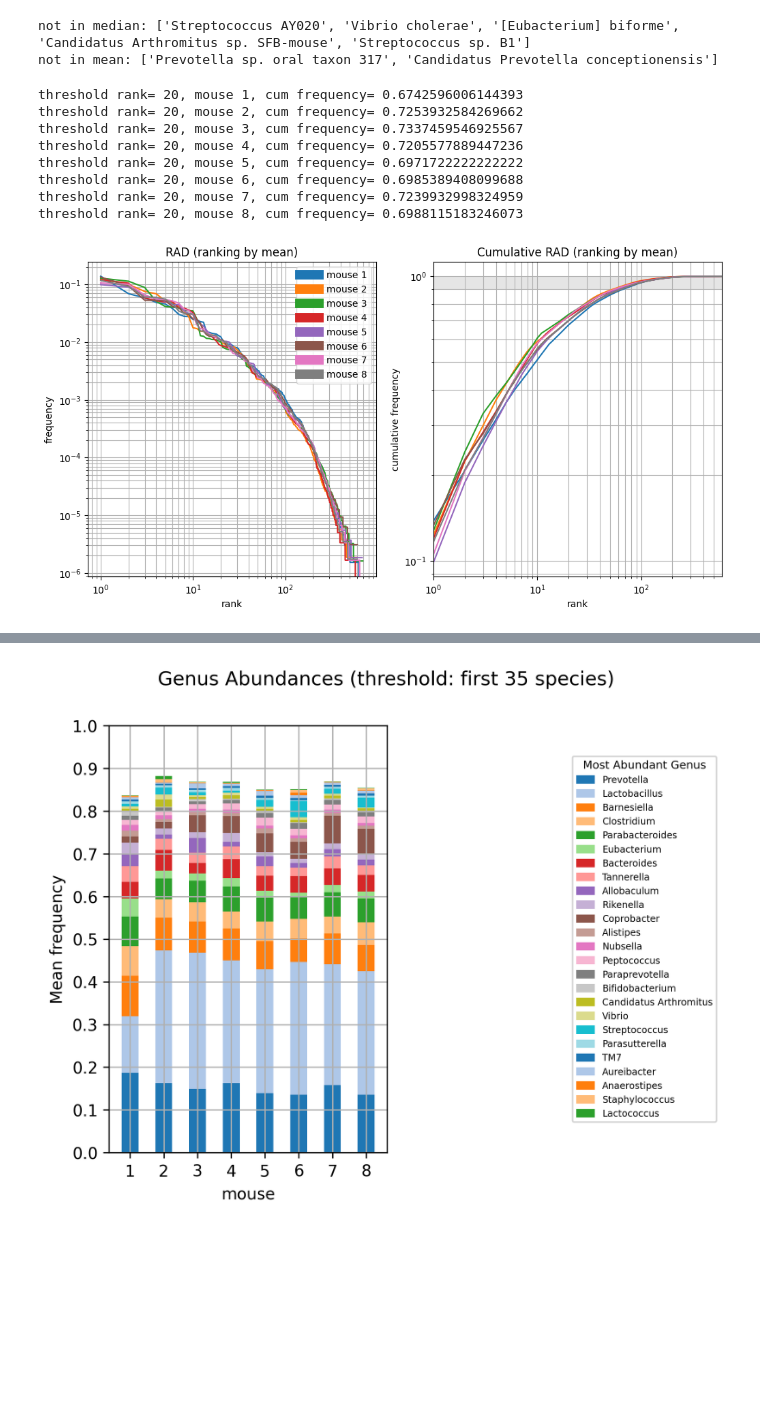
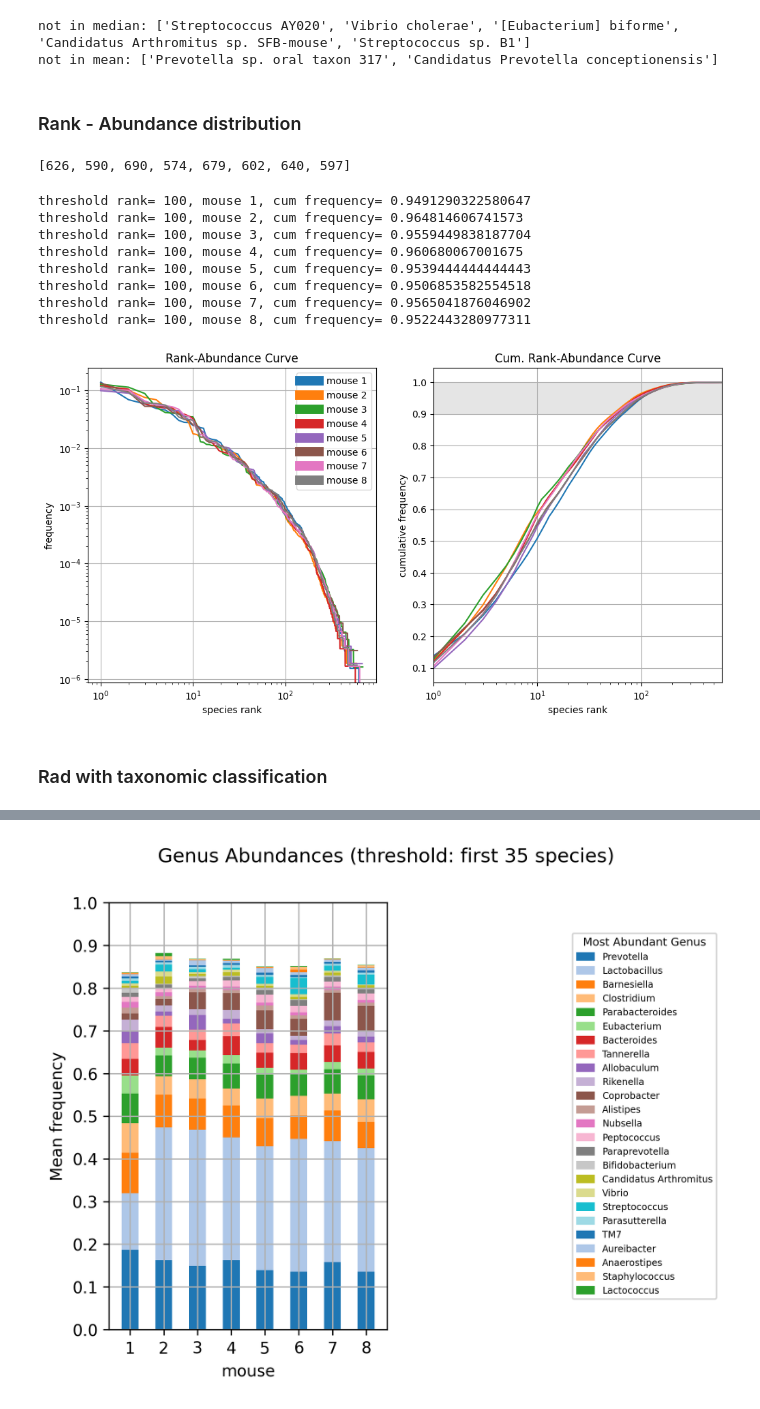
Before and after one commit to miriamzara/LCPA_project, a Jupyter notebook: data_inspection.ipynb, the cells around one changed output, grey strips where cells are left out. Drawn from its saved outputs; the diff is of its cells as text; code cells hidden in the pictures; blank space fills up the shorter version.

Commit message:
modifications to data_inspection.ipynb

```diff
--- a/data_inspection.ipynb
+++ b/data_inspection.ipynb
@@ -220,49 +130,66 @@ print(f"not in mean: {sel_species_difference}")
 # %% [output]
 not in median: ['Streptococcus AY020', 'Vibrio cholerae', '[Eubacterium] biforme', 'Candidatus Arthromitus sp. SFB-mouse', 'Streptococcus sp. B1']
 not in mean: ['Prevotella sp. oral taxon 317', 'Candidatus Prevotella conceptionensis']
+# %% [markdown]
+### Rank - Abundance distribution
+# %%
+n = 1
+df = mi.mice_df[n]
+sampled_species = [len(mi.mice_df[n]) for n in range(8)]
+sampled_species
+# %% [output]
+[626, 590, 690, 574, 679, 602, 640, 597]
 # %%
-max_rank = 20
-out_path = os.path.join("Outputs","Inspection", "RAD.pdf")
+max_rank = 100
+out_path = os.path.join("Inspection_Outputs", "RAD.png")
 mi.mice_df = mi.get_mice_df(sort_by= 'mean')
 
 
 fig, ax = plt.subplots( nrows=1, ncols= 2,  figsize = (12, 6))
 
 for n in range(mi.subjects):
     df = mi.mice_df[n]
-    x = np.arange(1, len(df)+1)
-    y = df['mean_counts'] / mi.sample_size
-    y_cum = [np.sum(y[0:(rank)]) for rank in x]
+    x = np.arange(1, len(df)+1) # ranks
+    y = df['mean_counts'] / mi.sample_size # frequencies
+    y_cum = [np.sum(y[0:(rank)]) for rank in x] # cum frequencies
+    # -----------------------------------------------------#
     threshold_cum = np.sum(y[0:(max_rank)])
     print(f"threshold rank= {max_rank}, mouse {n+1}, cum frequency= {threshold_cum}")
+    # -----------------------------------------------------#
     ax[0].plot(x, y, label = f'mouse {n+1}')
     ax[1].plot(x, y_cum, label = f'mouse {n+1}')
     ax[1].set_xlim(1, len(df))
-ax[0].set_title("RAD (ranking by mean)", fontsize = 'large')
-ax[0].set_xlabel("rank")
+
+ax[0].set_title("Rank-Abundance Curve", fontsize = 'large')
+ax[0].set_xlabel("species rank")
 ax[0].set_ylabel("frequency")
-ax[0].grid(which= "both")
+ax[0].grid(which= "major", axis = "x")
+ax[0].grid(which= "major", axis = "y")
 legend = ax[0].legend()
 for line in legend.get_lines():
     line.set_linewidth(10)
 ax[0].set_xscale("log")
 ax[0].set_yscale("log")
 
-ax[1].set_title("Cumulative RAD (ranking by mean)", fontsize = 'large')
-ax[1].set_xlabel("rank")
+ax[1].set_title("Cum. Rank-Abundance Curve", fontsize = 'large')
+ax[1].set_xlabel("species rank")
 ax[1].set_ylabel("cumulative frequency")
-ax[1].grid(which= "both")
+ax[1].set_yticks(np.arange(0, 1.1, 0.1))
+ax[1].grid(which= "major", axis = "x")
+ax[1].grid(which= "both", axis = "y")
 ax[1].set_xscale("log")
-ax[1].set_yscale("log")
+#ax[1].set_yscale("log")
 ax[1].axhspan(0.9, 1, facecolor='gray', alpha=0.2)
 plt.savefig(out_path)
 # %% [output]
-threshold rank= 20, mouse 1, cum frequency= 0.6742596006144393
-threshold rank= 20, mouse 2, cum frequency= 0.7253932584269662
-threshold rank= 20, mouse 3, cum frequency= 0.7337459546925567
-threshold rank= 20, mouse 4, cum frequency= 0.7205577889447236
-threshold rank= 20, mouse 5, cum frequency= 0.6971722222222222
-threshold rank= 20, mouse 6, cum frequency= 0.6985389408099688
-threshold rank= 20, mouse 7, cum frequency= 0.7239932998324959
-threshold rank= 20, mouse 8, cum frequency= 0.6988115183246073
+threshold rank= 100, mouse 1, cum frequency= 0.9491290322580647
+threshold rank= 100, mouse 2, cum frequency= 0.964814606741573
+threshold rank= 100, mouse 3, cum frequency= 0.9559449838187704
+threshold rank= 100, mouse 4, cum frequency= 0.960680067001675
+threshold rank= 100, mouse 5, cum frequency= 0.9539444444444443
+threshold rank= 100, mouse 6, cum frequency= 0.9506853582554518
+threshold rank= 100, mouse 7, cum frequency= 0.9565041876046902
+threshold rank= 100, mouse 8, cum frequency= 0.9522443280977311
-[figure, old version]
+[figure, new version]
+# %% [markdown]
+### Rad with taxonomic classification
```
Also changed, not shown: parts of 31 cells of this notebook, 4 other files.
